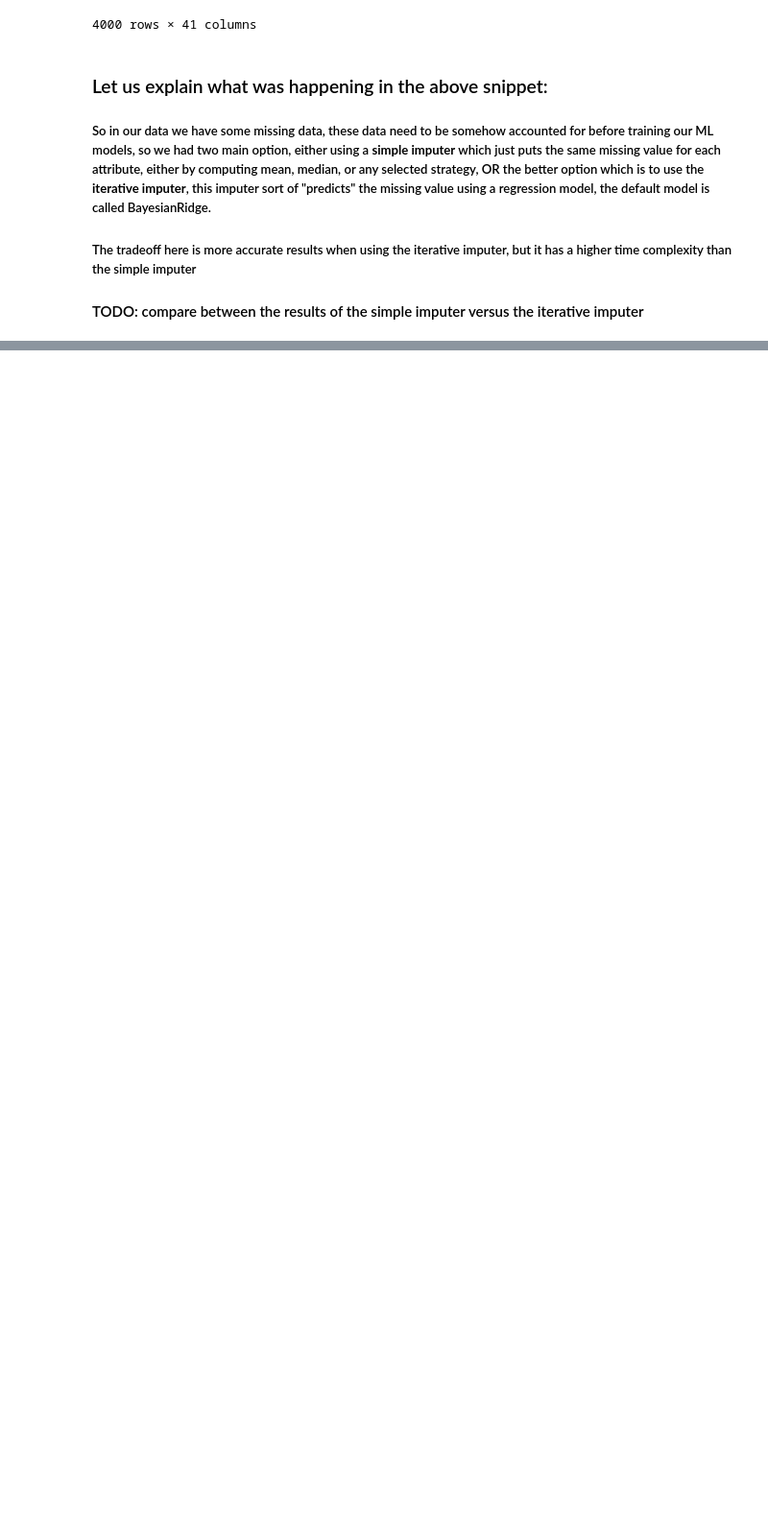
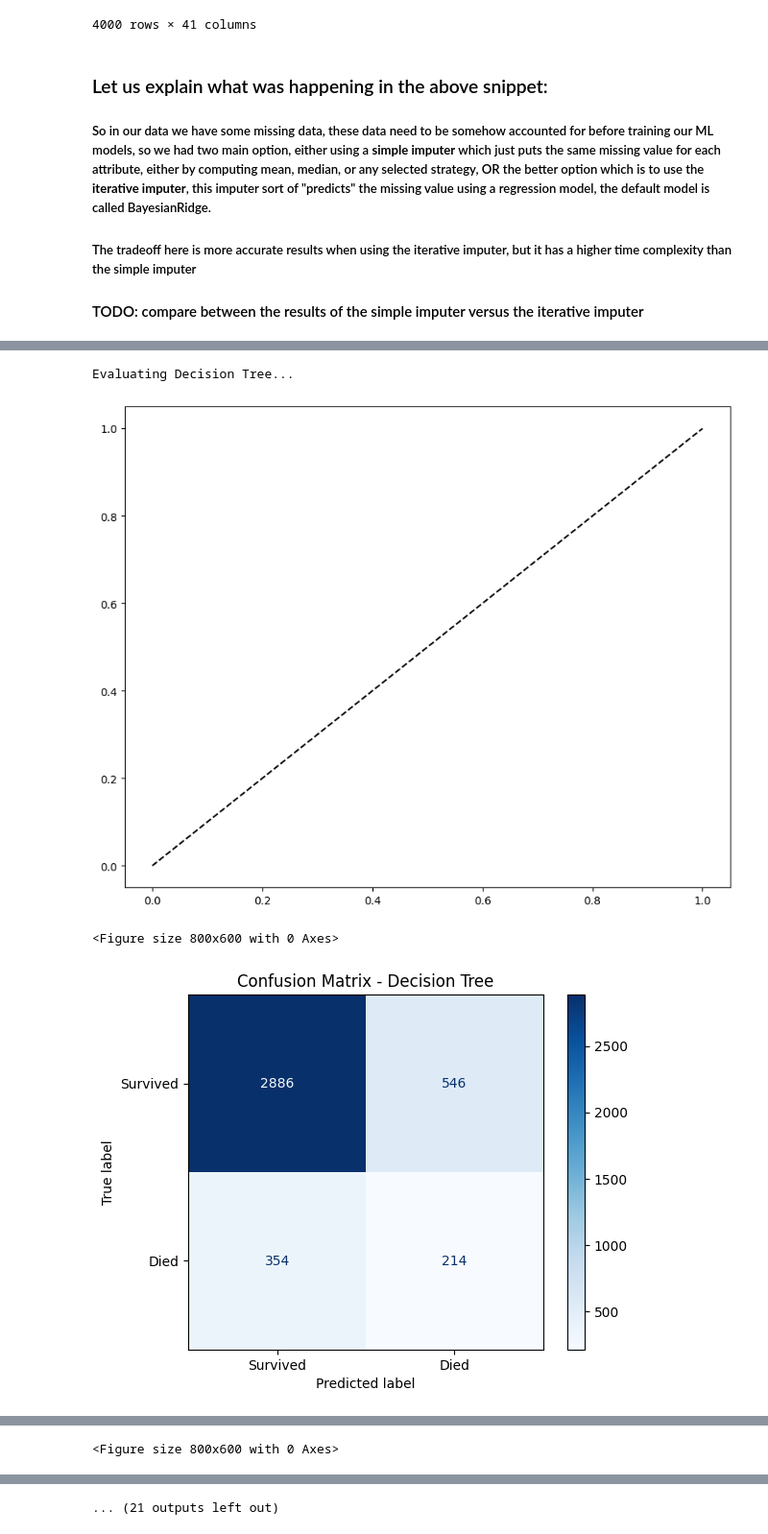
Before and after one commit to alyelaswad/ICU-Risk-Predictor, a Jupyter notebook: src/models.ipynb, the cells around one changed output, grey strips where cells are left out. Shown at 96% size. Cells and saved outputs as stored; diff of their text form; code cells hidden in the pictures; blank space fills up the shorter version.

```diff
--- a/src/models.ipynb
+++ b/src/models.ipynb
@@ -97,0 +193,69 @@ test_label_path = '../data/dataset/Outcomes-a.txt'
+# %%
+models = {
+    "Decision Tree": DecisionTreeClassifier(class_weight='balanced'),
+    "Random Forest": RandomForestClassifier(n_estimators=100, class_weight='balanced'),
+    "Logistic Regression": LogisticRegression(max_iter=1000, class_weight='balanced'),
+    "SVM": SVC(probability=True, class_weight='balanced'),
+    "KNN": KNeighborsClassifier(n_neighbors=5),
+    "XGBoost RF": XGBRFClassifier(n_estimators=100, subsample=0.9, colsample_bynode=0.2)
+}
+
+plt.figure(figsize=(10, 8))
+plt.plot([0, 1], [0, 1], 'k--', label='Random guess')
+
+auc_scores = {}
+
+for name, model in models.items():
+    print(f"\nEvaluating {name}...")
+
+    model.fit(X_resampled, y_resampled)
+
+    predictions = model.predict(test_df)
+
+    cm = confusion_matrix(test_Mortality_labels, predictions)
+    disp = ConfusionMatrixDisplay(confusion_matrix=cm, display_labels=["Survived", "Died"])
+    plt.figure(figsize=(8, 6))
+    disp.plot(cmap='Blues')
+    plt.title(f"Confusion Matrix - {name}")
+    plt.show()
+
+    probs = model.predict_proba(test_df)[:, 1]
+    fpr, tpr, thresholds = roc_curve(test_Mortality_labels, probs)
+    auc_score = roc_auc_score(test_Mortality_labels, probs)
+    auc_scores[name] = auc_score
+
+    plt.figure(figsize=(8, 6))
+    plt.plot(fpr, tpr, marker='.', label=f'{name} (AUC = {auc_score:.2f})')
+    plt.plot([0, 1], [0, 1], 'k--', label='Random guess')
+    plt.xlabel('False Positive Rate')
+    plt.ylabel('True Positive Rate')
+    plt.title(f'ROC Curve - {name}')
+    plt.legend(loc='lower right')
+    plt.grid(True)
+    plt.show()
+
+    plt.figure(1)
+    plt.plot(fpr, tpr, marker='.', label=f'{name} (AUC = {auc_score:.2f})')
+
+    tn, fp, fn, tp = cm.ravel()
+    accuracy = (tp + tn) / (tp + tn + fp + fn)
+    precision = tp / (tp + fp) if (tp + fp) > 0 else 0
+    recall = tp / (tp + fn) if (tp + fn) > 0 else 0
+    f1 = 2 * precision * recall / (precision + recall) if (precision + recall) > 0 else 0
+
+    print(f"{name} Metrics:")
+    print(f"Accuracy: {accuracy:.3f}")
+    print(f"Precision: {precision:.3f}")
+    print(f"Recall: {recall:.3f}")
+    print(f"F1 Score: {f1:.3f}")
+    print(f"AUC: {auc_score:.3f}")
+
+
+print("\nSummary of AUC Scores:")
+for name, score in sorted(auc_scores.items(), key=lambda x: x[1], reverse=True):
+    print(f"{name}: {score:.3f}")
+# %% [output]
+Evaluating Decision Tree...
+[figure, added]
+<Figure size 800x600 with 0 Axes>
+[figure, added]
@@ -97,0 +272 @@ test_label_path = '../data/dataset/Outcomes-a.txt'
+<Figure size 800x600 with 0 Axes>
@@ -97,0 +290 @@ test_label_path = '../data/dataset/Outcomes-a.txt'
+... (21 outputs left out)
```
Also changed, not shown: parts of 4 cells of this notebook.
